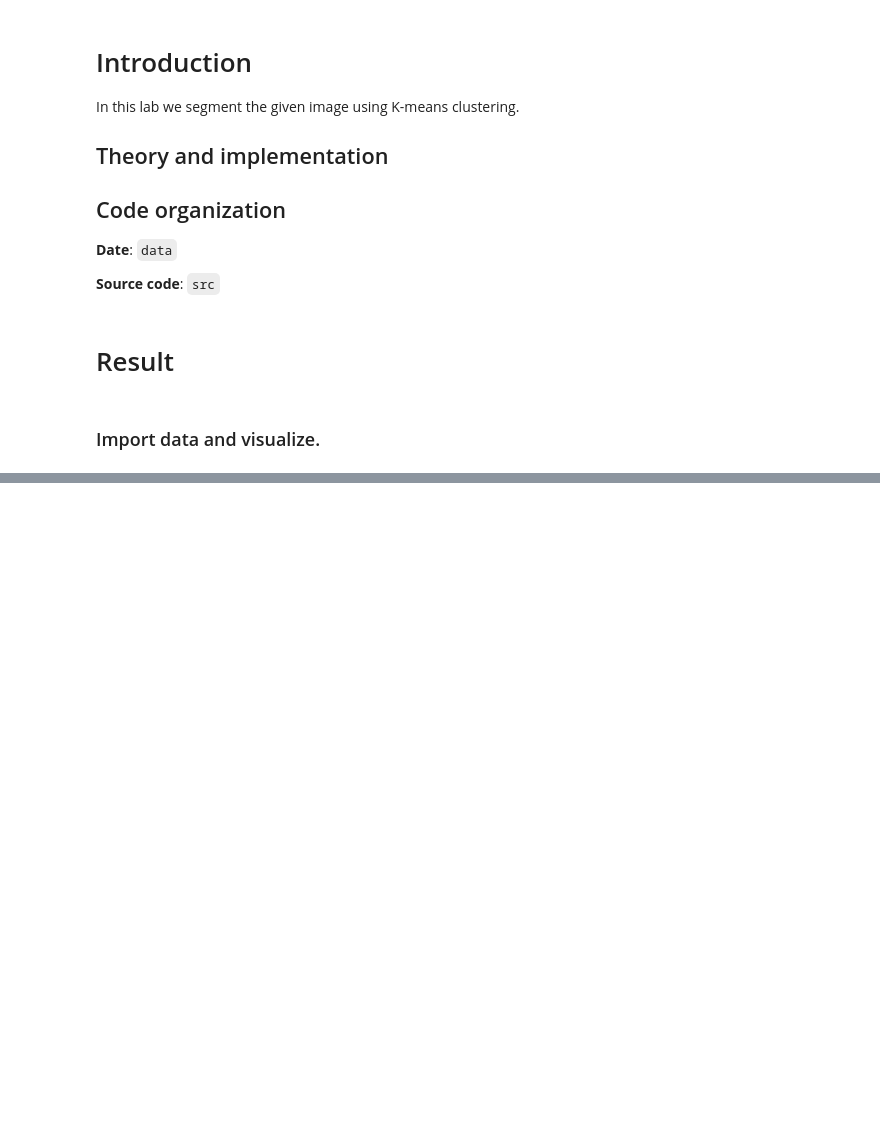
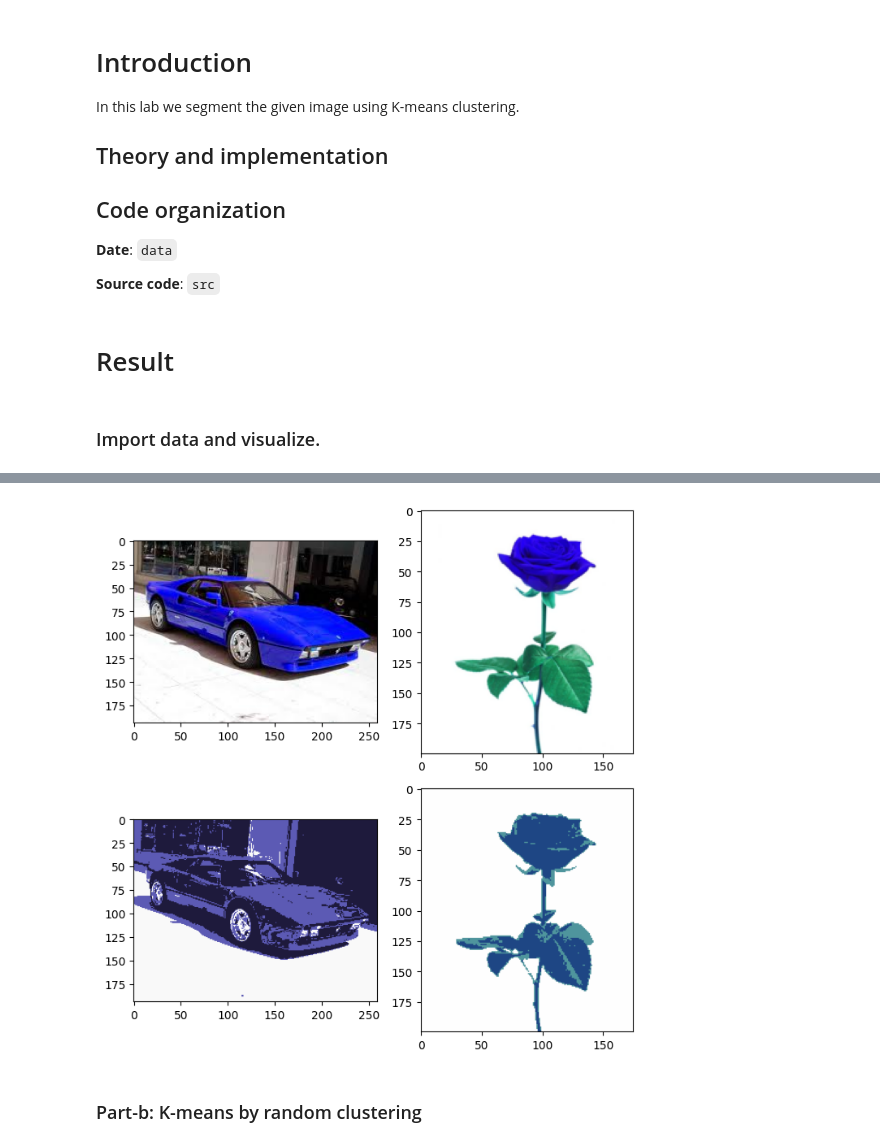
Before and after one commit to kramasamy90/image-signal-processing, a Jupyter notebook: Lab9/lab9.ipynb, the cells around one changed output, grey strips where cells are left out. Drawn from its saved outputs; the diff is of its cells as text; code cells hidden in the pictures; blank space fills up the shorter version.

```diff
--- a/Lab9/lab9.ipynb
+++ b/Lab9/lab9.ipynb
@@ -48,0 +79,12 @@ car_segmented = utils.get_image(car_arr, car.shape[0], car.shape[1])
+# %%
+fig, axs = plt.subplots(2, 2, figsize=(7, 7))
+axs[0, 0].imshow(imgs[0])
+axs[0, 1].imshow(imgs[1])
+axs[1, 0].imshow(imgs_segmented[0])
+axs[1, 1].imshow(imgs_segmented[1])
+fig.tight_layout()
+fig.savefig('data/output_a.png')
+# %% [output]
+[figure, added]
+# %% [markdown]
+### Part-b: K-means by random clustering
```
Also changed, not shown: parts of 11 cells of this notebook, 3 other files.
